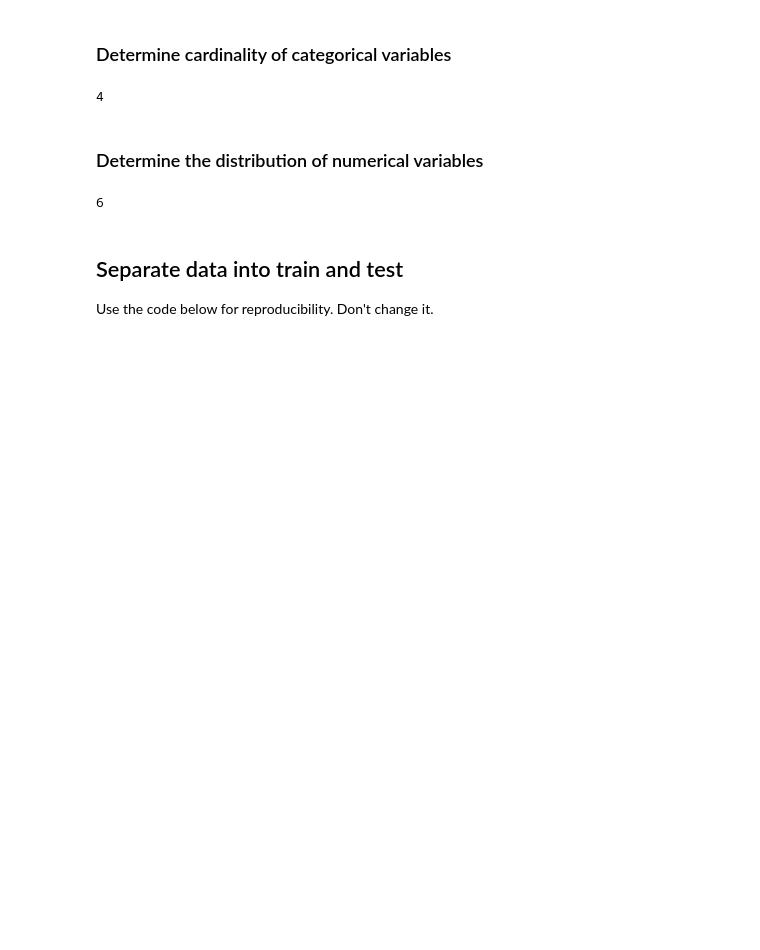
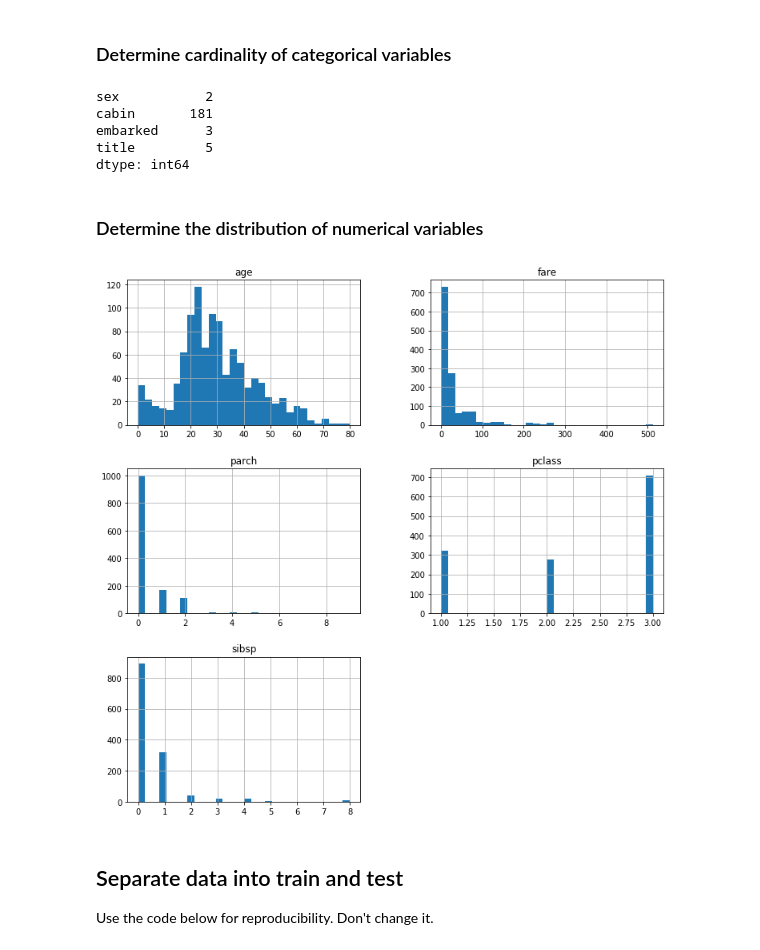
Before and after one commit to czapol/Deployment-of-Machine-Learning-Models, a Jupyter notebook: Predicting-Survival-Titanic-Assignement.ipynb, the cells around one changed output. Drawn from its saved outputs; the diff is of its cells as text; code cells hidden in the pictures; blank space fills up the shorter version.

```diff
--- a/Predicting-Survival-Titanic-Assignement.ipynb
+++ b/Predicting-Survival-Titanic-Assignement.ipynb
@@ -130,9 +130,9 @@ data
 | 1308 | 3 | 0 | male | 29.0000 | 0 | 0 | 7.8750 | NaN | S | Mr |
 1309 rows × 10 columns
 # %%
-vars_num = [var for var in data.columns if data[var].dtype != 'O']
+vars_num = [var for var in data.columns if data[var].dtype != 'O' and var != target]
 
-vars_cat = [var for var in data.columns if data[var].dtype == 'O']
+vars_cat = [var for var in data.columns if data[var].dtype == 'O' and var != target]
 
 print('Number of numerical variables: {}'.format(len(vars_num)))
 print('Number of categorical variables: {}'.format(len(vars_cat)))
@@ -160,16 +160,21 @@ embarked    0.001528
 dtype: float64
 # %% [markdown]
 ### Determine cardinality of categorical variables
-# %%
-len(vars_cat)
-# %% [output]
-4
+# %%
+data[vars_cat].nunique()
+# %% [output]
+sex           2
+cabin       181
+embarked      3
+title         5
+dtype: int64
 # %% [markdown]
 ### Determine the distribution of numerical variables
-# %%
-len(vars_num)
-# %% [output]
-6
+# %%
+data[vars_num].hist(bins=30,figsize = (12,12))
+plt.show()
+# %% [output]
+[figure, added]
 # %% [markdown]
 ## Separate data into train and test
 
```
Also changed, not shown: parts of 9 cells of this notebook.
